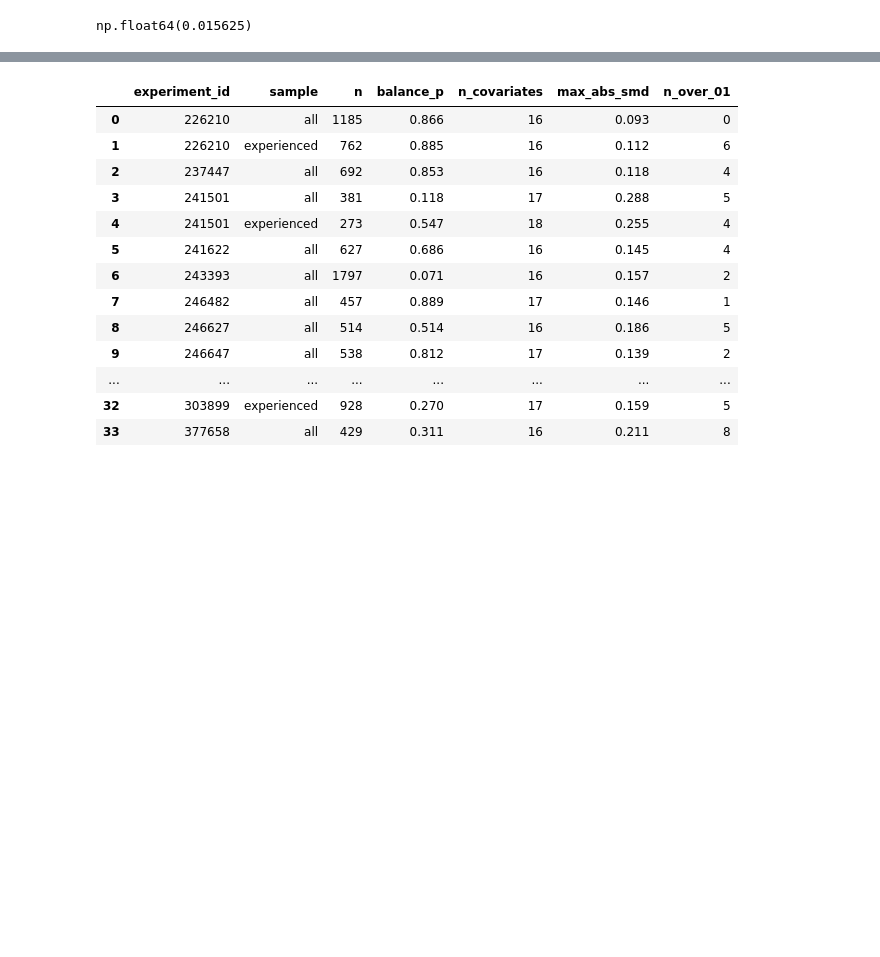
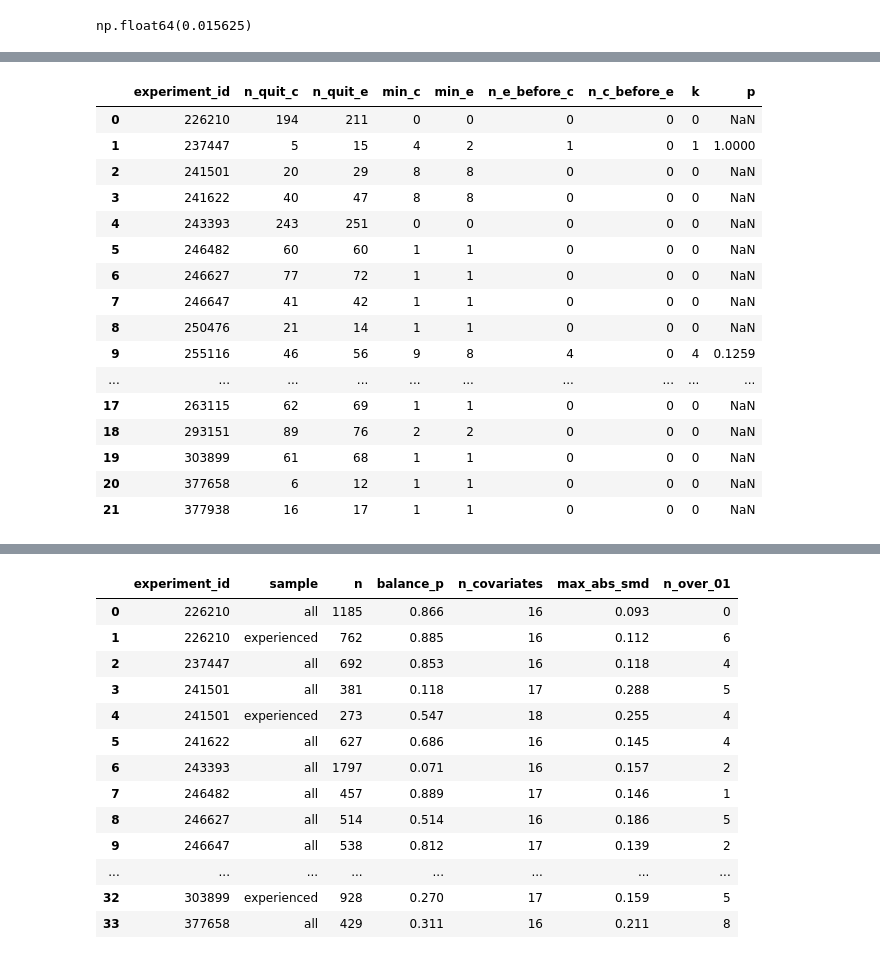
Before and after one commit to artyombelyaev/assistments-ab-tests, a Jupyter notebook: notebooks/02_comparability.ipynb, the cells around one changed output, grey strips where cells are left out. Drawn from its saved outputs; the diff is of its cells as text; code cells hidden in the pictures; blank space fills up the shorter version.

```diff
--- a/notebooks/02_comparability.ipynb
+++ b/notebooks/02_comparability.ipynb
@@ -108,0 +141,23 @@ np.float64(0.015625)
+# %%
+early = db.run(con, "groups.sql", "early_quitters").merge(groups[["experiment_id", "share_c"]], on="experiment_id")
+early["k"] = early.n_e_before_c + early.n_c_before_e
+early["p"] = [binomtest(c, k, s).pvalue if k else np.nan for c, k, s in zip(early.n_c_before_e, early.k, early.share_c)]
+early.drop(columns="share_c").round(4)
+# %% [output]
+|  | experiment_id | n_quit_c | n_quit_e | min_c | min_e | n_e_before_c | n_c_before_e | k | p |
+| 0 | 226210 | 194 | 211 | 0 | 0 | 0 | 0 | 0 | NaN |
+| 1 | 237447 | 5 | 15 | 4 | 2 | 1 | 0 | 1 | 1.0000 |
+| 2 | 241501 | 20 | 29 | 8 | 8 | 0 | 0 | 0 | NaN |
+| 3 | 241622 | 40 | 47 | 8 | 8 | 0 | 0 | 0 | NaN |
+| 4 | 243393 | 243 | 251 | 0 | 0 | 0 | 0 | 0 | NaN |
+| 5 | 246482 | 60 | 60 | 1 | 1 | 0 | 0 | 0 | NaN |
+| 6 | 246627 | 77 | 72 | 1 | 1 | 0 | 0 | 0 | NaN |
+| 7 | 246647 | 41 | 42 | 1 | 1 | 0 | 0 | 0 | NaN |
+| 8 | 250476 | 21 | 14 | 1 | 1 | 0 | 0 | 0 | NaN |
+| 9 | 255116 | 46 | 56 | 9 | 8 | 4 | 0 | 4 | 0.1259 |
+| ... | ... | ... | ... | ... | ... | ... | ... | ... | ... |
+| 17 | 263115 | 62 | 69 | 1 | 1 | 0 | 0 | 0 | NaN |
+| 18 | 293151 | 89 | 76 | 2 | 2 | 0 | 0 | 0 | NaN |
+| 19 | 303899 | 61 | 68 | 1 | 1 | 0 | 0 | 0 | NaN |
+| 20 | 377658 | 6 | 12 | 1 | 1 | 0 | 0 | 0 | NaN |
+| 21 | 377938 | 16 | 17 | 1 | 1 | 0 | 0 | 0 | NaN |
```
Also changed, not shown: parts of 11 cells of this notebook, 2 other files.
